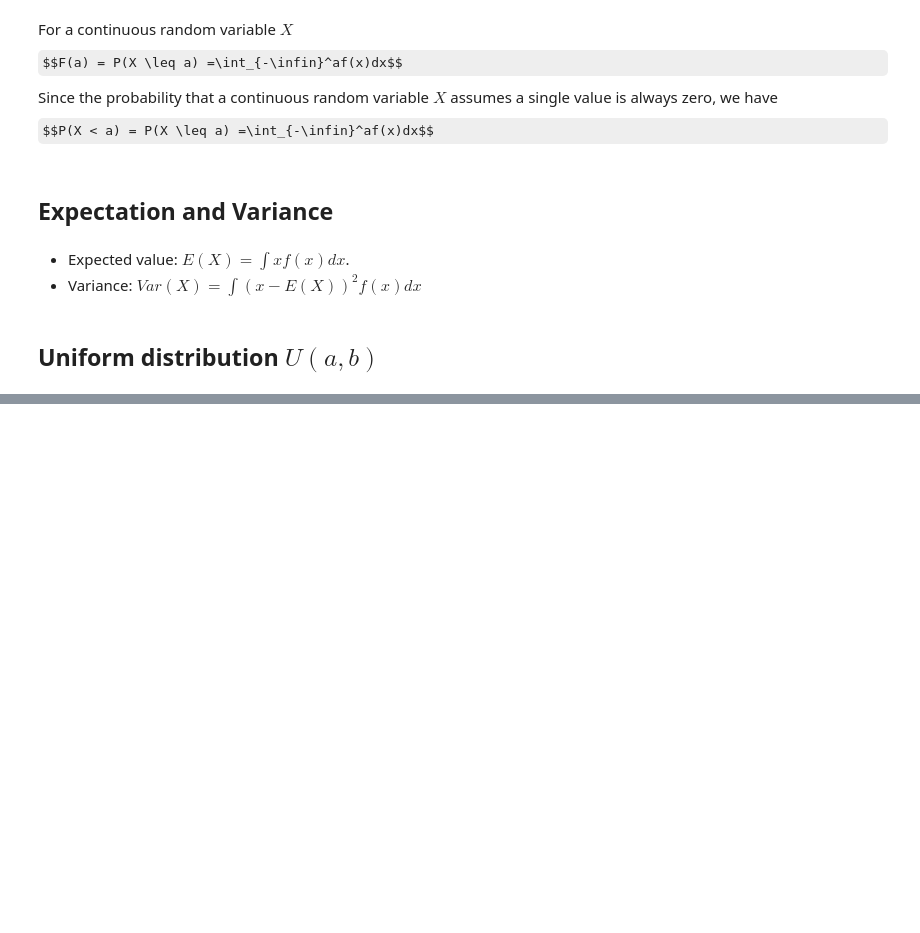
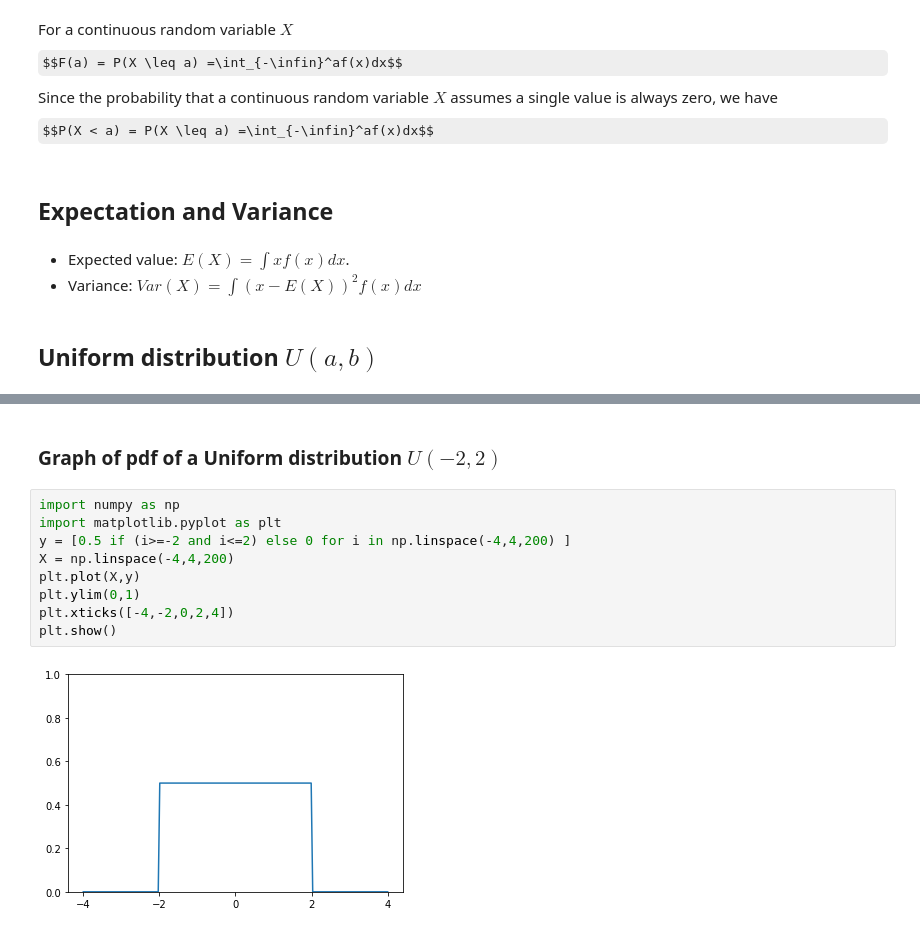
Before and after one commit to arun-jathari/academics, a Jupyter notebook: Stats 1.ipynb, the cells around one changed output, grey strips where cells are left out. Drawn from its saved outputs; the diff is of its cells as text; some formulas as TeX source; blank space fills up the shorter version.

```diff
--- a/Stats 1.ipynb
+++ b/Stats 1.ipynb
@@ -2304,0 +2322,13 @@ denoted $X ∼ U(a, b)$,
+# %% [markdown]
+### Graph of pdf of a Uniform distribution $U(-2, 2)$
+# %%
+import numpy as np
+import matplotlib.pyplot as plt
+y = [0.5 if (i>=-2 and i<=2) else 0 for i in np.linspace(-4,4,200) ]
+X = np.linspace(-4,4,200)
+plt.plot(X,y)
+plt.ylim(0,1)
+plt.xticks([-4,-2,0,2,4])
+plt.show()
+# %% [output]
+[figure, added]
```
Also changed, not shown: parts of 12 cells of this notebook, 1 other file.
